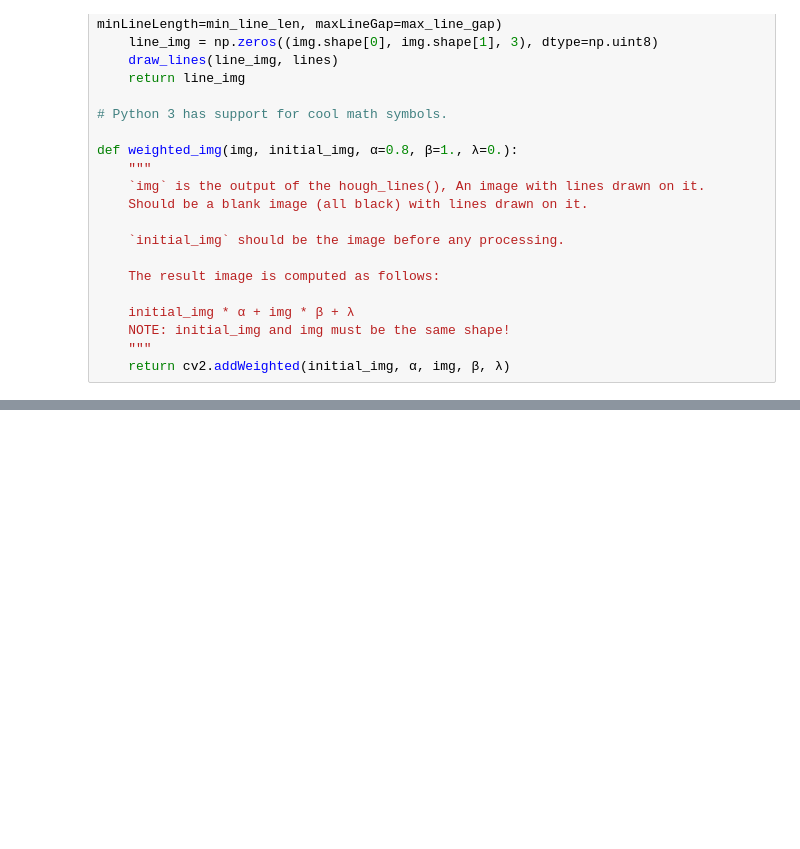
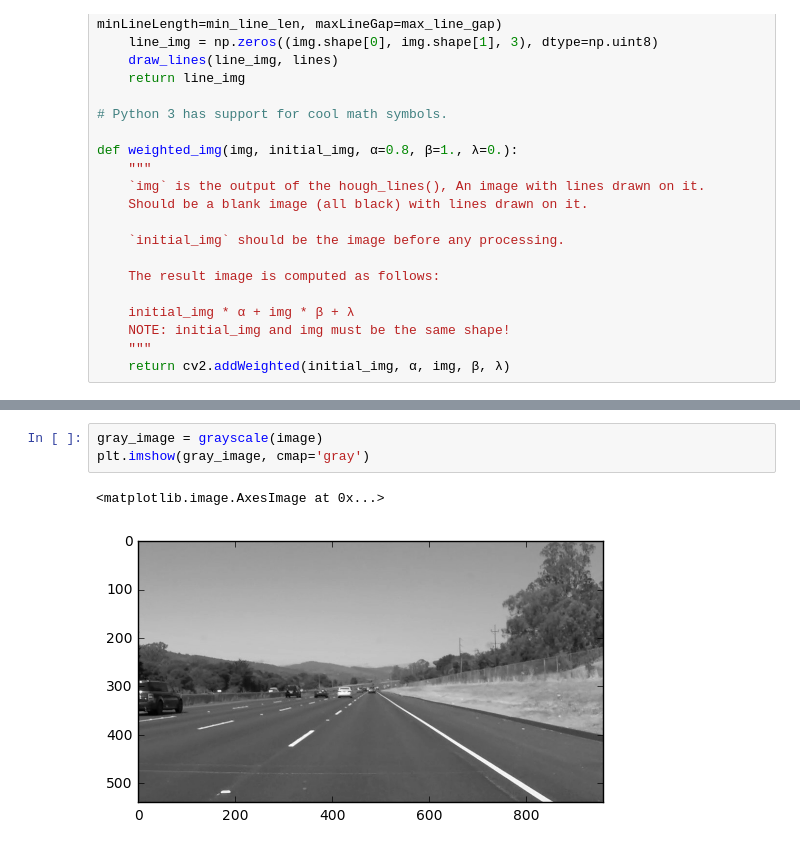
Before and after one commit to akshaybabloo/Car-ND, a Jupyter notebook: Term-1/Finding_Lane_Lines/P1/Project-1.ipynb, the cells around one changed output, grey strips where cells are left out. Saved outputs shown, nothing was run; the diff lists cells and outputs as text; blank space fills up the shorter version.

```diff
--- a/Term-1/Finding_Lane_Lines/P1/Project-1.ipynb
+++ b/Term-1/Finding_Lane_Lines/P1/Project-1.ipynb
@@ -101,0 +116,6 @@ def weighted_img(img, initial_img, α=0.8, β=1., λ=0.):
+# %%
+gray_image = grayscale(image)
+plt.imshow(gray_image, cmap='gray')
+# %% [output]
+<matplotlib.image.AxesImage at 0x...>
+[figure, added]
```
Also changed, not shown: parts of 5 cells of this notebook.
